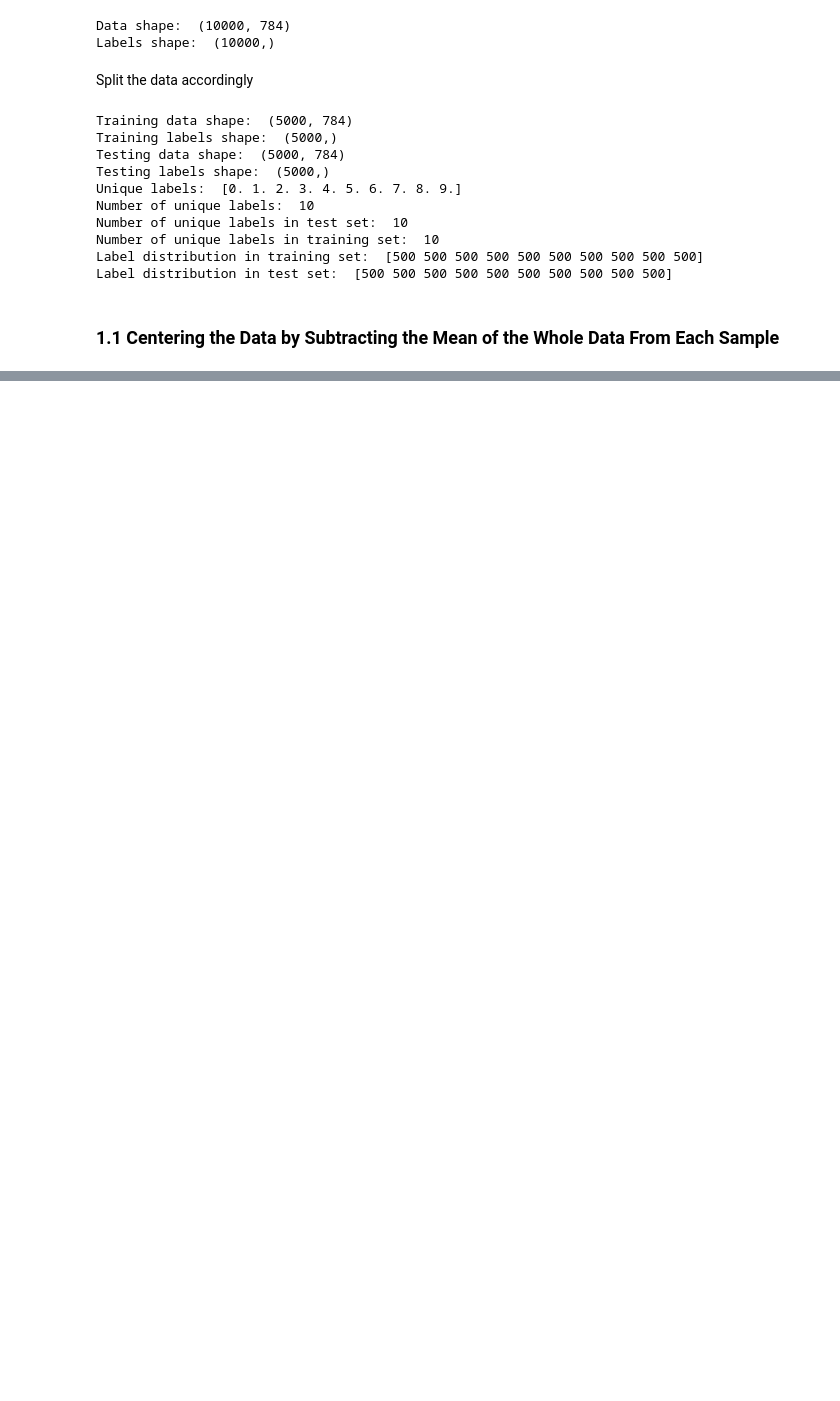
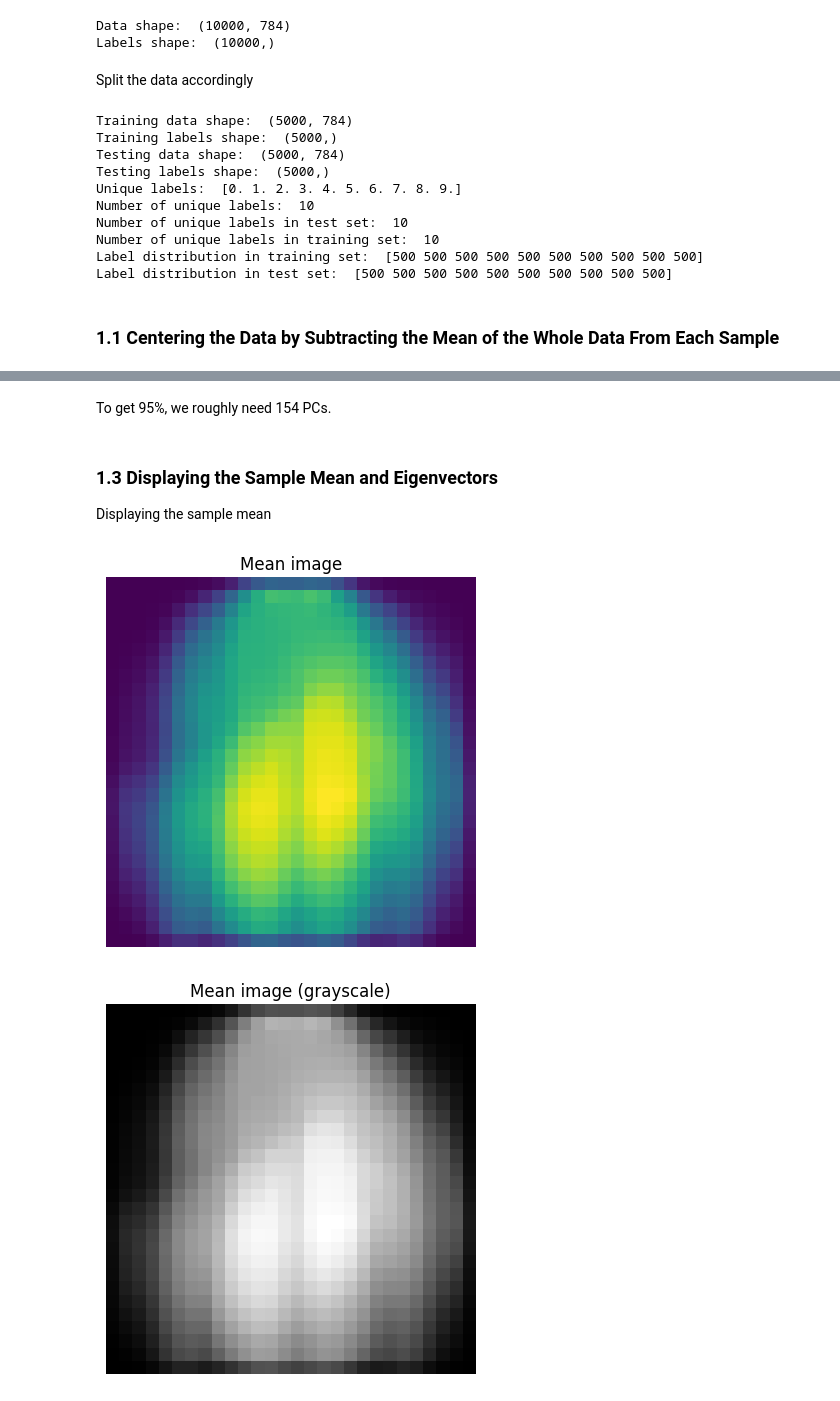
Before and after one commit to gorkemsolun/Dimensionality-Reduction-and-Visualization, a Jupyter notebook: Q1.ipynb, the cells around one changed output, grey strips where cells are left out. Cells and saved outputs as stored; diff of their text form; code cells hidden in the pictures; blank space fills up the shorter version.

```diff
--- a/Q1.ipynb
+++ b/Q1.ipynb
@@ -73,0 +184,24 @@ centered_X_test = X_test - mean
+# %% [markdown]
+To get 95%, we roughly need 154 PCs.
+# %% [markdown]
+### 1.3 Displaying the Sample Mean and Eigenvectors
+
+Displaying the sample mean
+# %%
+# Display the mean image, first color then grayscale
+mean_image = mean.reshape(28, 28).T
+plt.figure()
+plt.axis("off")
+plt.title("Mean image")
+plt.imshow(mean_image)
+plt.show()
+
+# Grayscale
+plt.figure()
+plt.axis("off")
+plt.title("Mean image (grayscale)")
+plt.imshow(mean_image, cmap="gray")
+plt.show()
+# %% [output]
+[figure, added]
+[figure, added]
```
Also changed, not shown: parts of 50 cells of this notebook.
